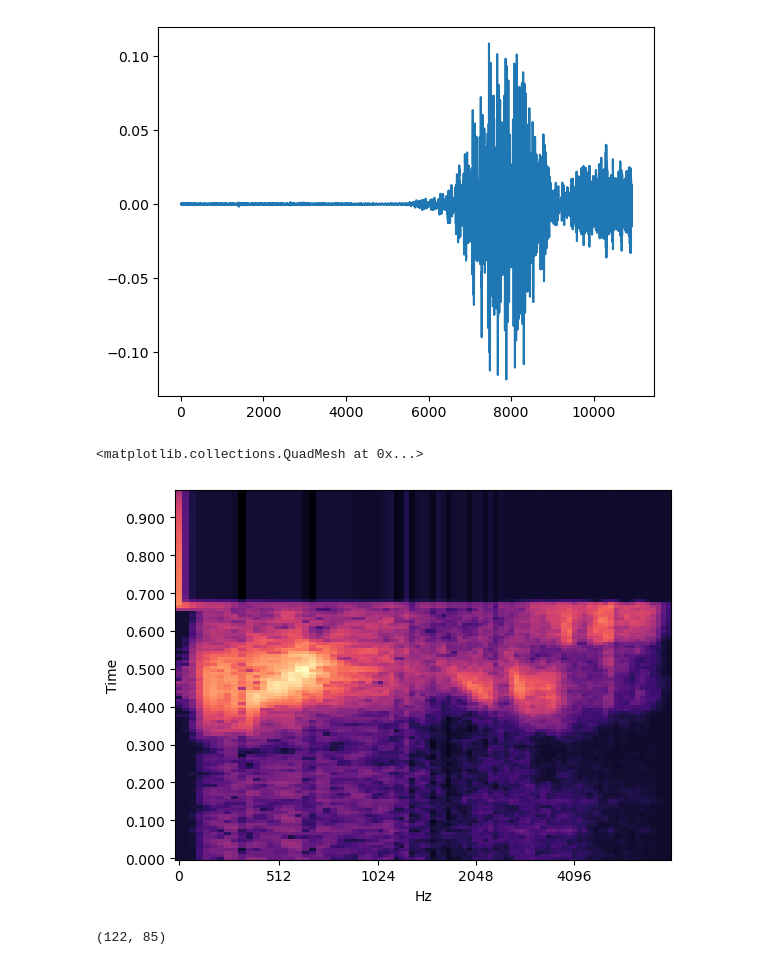
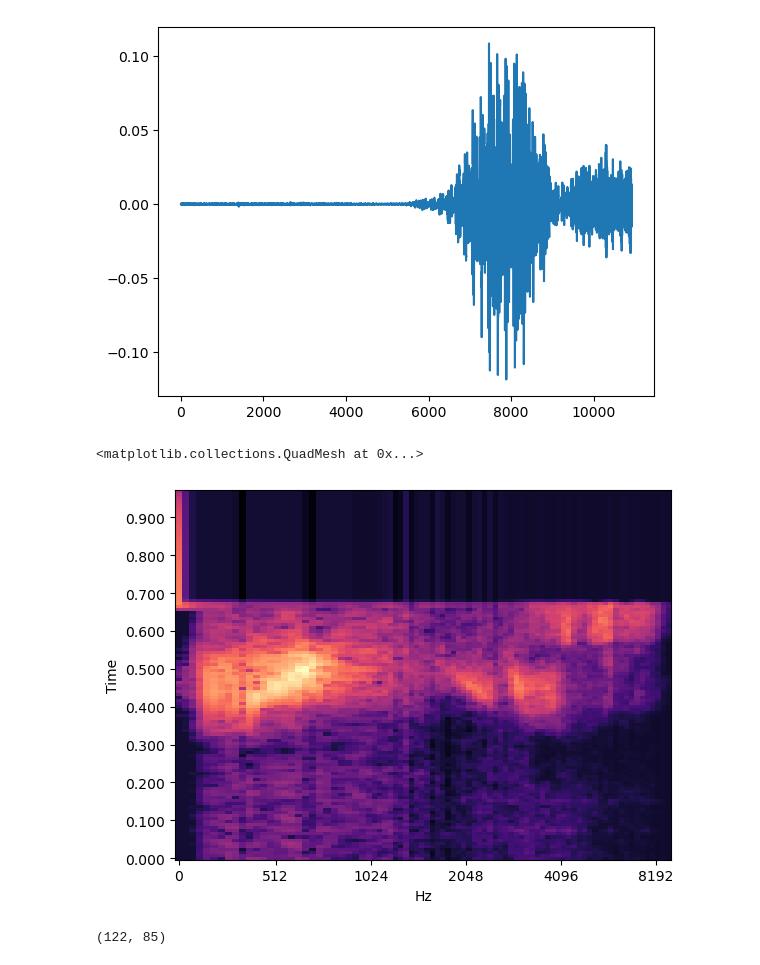
Before and after one commit to jakubrymuza/transformers, a Jupyter notebook: transformers.ipynb, the cells around one changed output. Cells and saved outputs as stored; diff of their text form; code cells hidden in the pictures.

```diff
--- a/transformers.ipynb
+++ b/transformers.ipynb
@@ -86,13 +74,13 @@ Length:  10923
 # %%
 librosa.display.specshow(make_spec("yes/bfdb9801_nohash_0.wav",train_dir),
                          x_axis="mel",
-                         fmax=8000,
+                         fmax=9000,
                          y_axis="time",
                          sr=16000,
                          hop_length=128)
 # %% [output]
 <matplotlib.collections.QuadMesh at 0x...>
-[figure, old version]
+[figure, new version]
 # %%
 make_spec('yes/bfdb9801_nohash_0.wav',train_dir).shape
 # %% [output]
```
Also changed, not shown: parts of 3 cells of this notebook, 1 other file.
